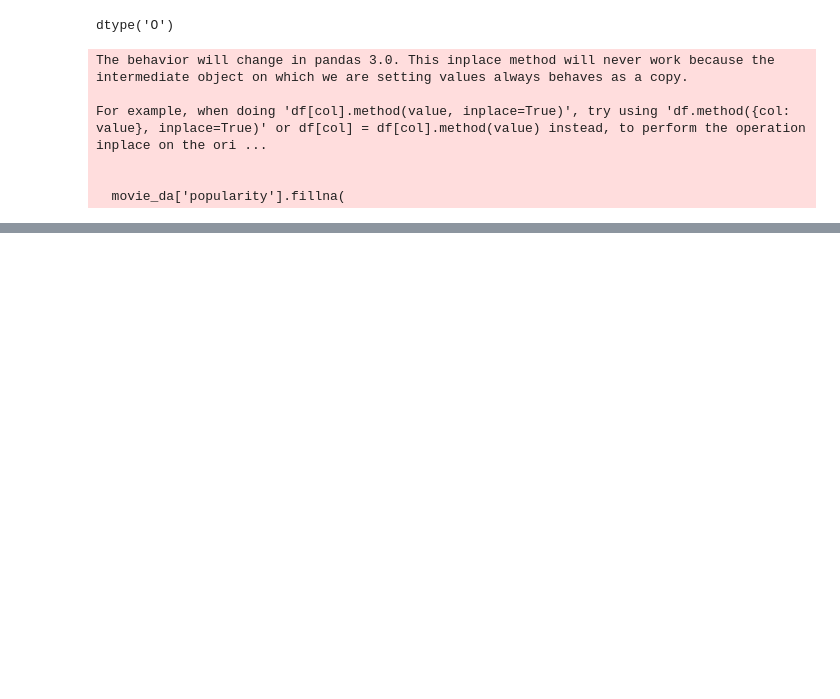
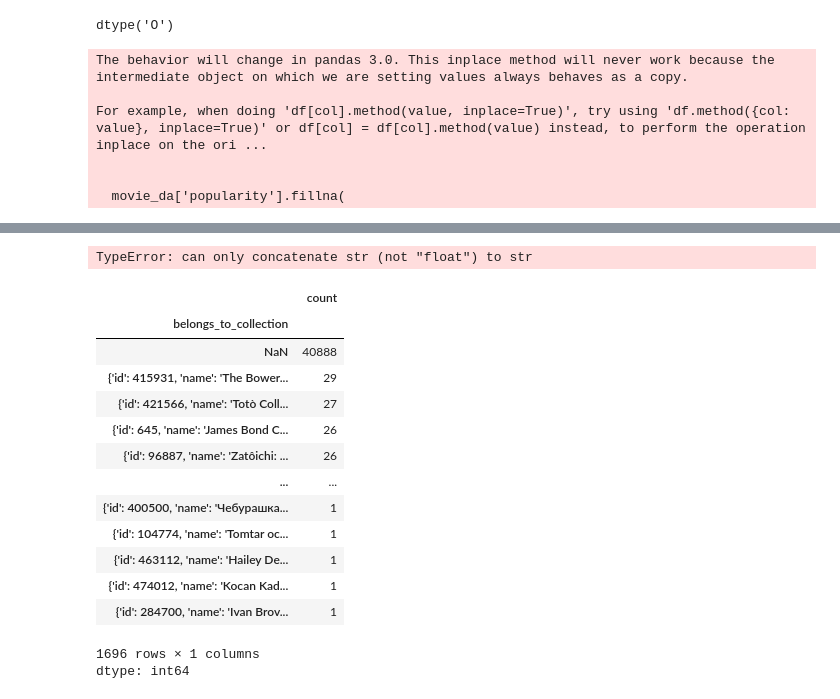
Before and after one commit to yashsati072-create/Movie-Recommendation-System, a Jupyter notebook: Another_copy_of_Movie_Recommendation_System.ipynb, the cells around one changed output, grey strips where cells are left out. Saved outputs shown, nothing was run; the diff lists cells and outputs as text; code cells hidden in the pictures; blank space fills up the shorter version.

```diff
--- a/Another_copy_of_Movie_Recommendation_System.ipynb
+++ b/Another_copy_of_Movie_Recommendation_System.ipynb
@@ -389,0 +355,22 @@ See the caveats in the documentation: https://pandas.pydata.org/pandas-docs/stab
+# %%
+movie_da['belongs_to_collection'].unique().sum()
+# %% [output]
+TypeError: can only concatenate str (not "float") to str
+# %%
+movie_da['belongs_to_collection'].value_counts(dropna=False)
+# %% [output]
+|  | count |
+| belongs_to_collection |  |
+| NaN | 40888 |
+| {'id': 415931, 'name': 'The Bower... | 29 |
+| {'id': 421566, 'name': 'Totò Coll... | 27 |
+| {'id': 645, 'name': 'James Bond C... | 26 |
+| {'id': 96887, 'name': 'Zatôichi: ... | 26 |
+| ... | ... |
+| {'id': 400500, 'name': 'Чебурашка... | 1 |
+| {'id': 104774, 'name': 'Tomtar oc... | 1 |
+| {'id': 463112, 'name': 'Hailey De... | 1 |
+| {'id': 474012, 'name': 'Kocan Kad... | 1 |
+| {'id': 284700, 'name': 'Ivan Brov... | 1 |
+1696 rows × 1 columns
+dtype: int64
```
Also changed, not shown: parts of 19 cells of this notebook.
